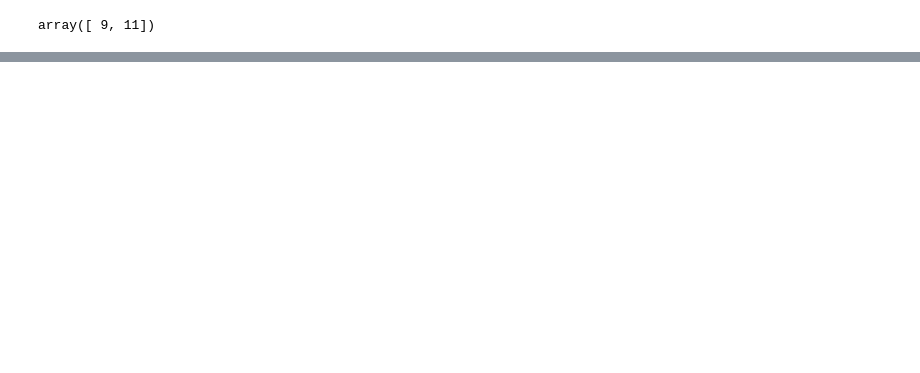
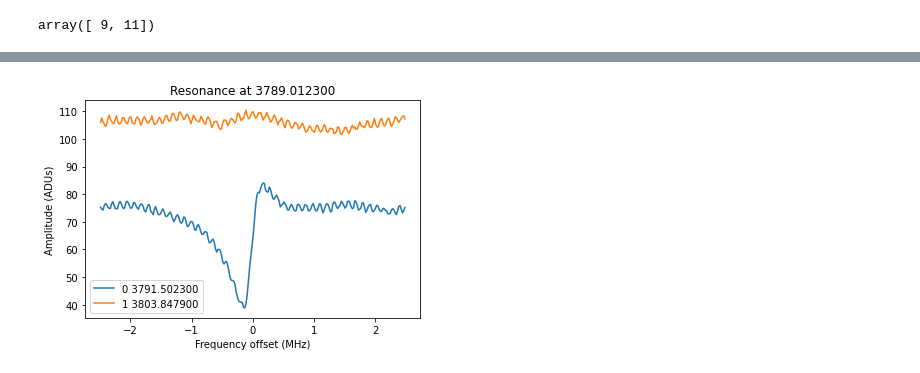
Before and after one commit to openquantumhardware/qick-tools, a Jupyter notebook: mkids_v2/demos/demo_05_multiscan_hf_zcu216.ipynb, the cells around one changed output, grey strips where cells are left out. Drawn from its saved outputs; the diff is of its cells as text; code cells hidden in the pictures; blank space fills up the shorter version.

```diff
--- a/mkids_v2/demos/demo_05_multiscan_hf_zcu216.ipynb
+++ b/mkids_v2/demos/demo_05_multiscan_hf_zcu216.ipynb
@@ -167,0 +176,16 @@ array([ 9, 11])
+# %%
+# Scan with resonator on
+freqs = np.array([fResonance, fResonance+fOffset])
+fis = np.array([0.1, 0.2])
+gs = np.array([0.4, 0.6])
+kids.set_tones(freqs, fis, gs)
+xs5 = kids.sweep_tones(df, N, mean=True, doProgress=True)
+# %%
+for iTone,qFreq in enumerate(kids.qFreqs):
+    plt.plot(offsets, np.abs(xs5[:,iTone]), label="%d %f"%(iTone,qFreq))
+plt.xlabel("Frequency offset (MHz)")
+plt.ylabel("Amplitude (ADUs)")
+plt.legend()
+_ = plt.title("Resonance at %f"%fResonance)
+# %% [output]
+[figure, added]
```
Also changed, not shown: parts of 16 cells of this notebook.
